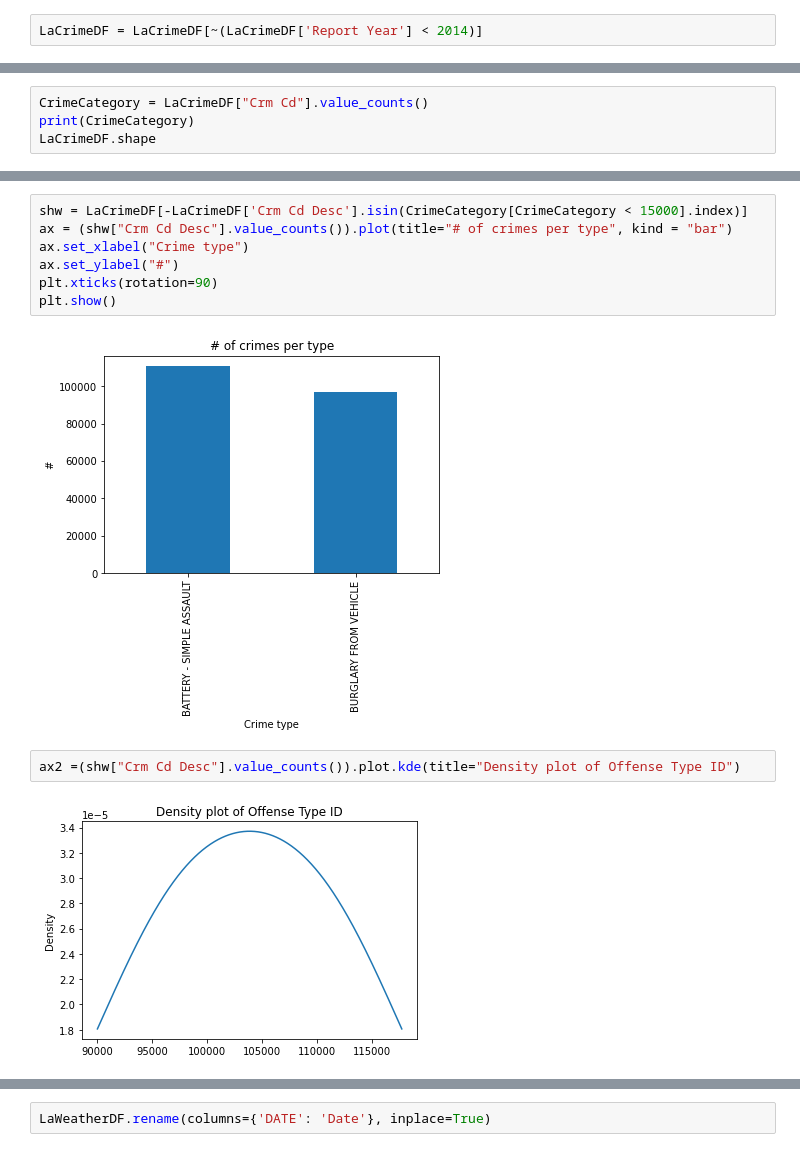
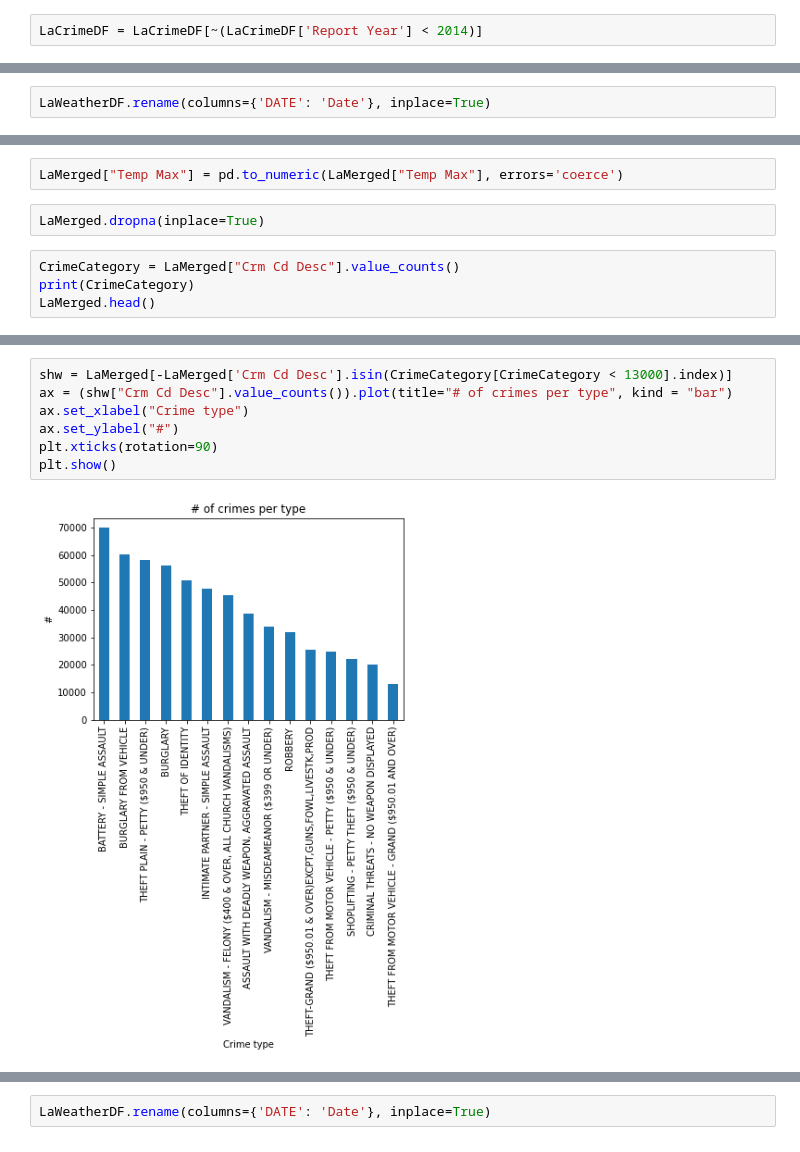
Before and after one commit to laurenawilk/CSCI4502, a Jupyter notebook: LA/LaReport.ipynb, the cells around one changed output, grey strips where cells are left out. Drawn from its saved outputs; the diff is of its cells as text.

```diff
--- a/LA/LaReport.ipynb
+++ b/LA/LaReport.ipynb
@@ -165,0 +144,2 @@ LaCrimeDF = LaCrimeDF[~LaCrimeDF['Crm Cd'].isin(offenseType[offenseType < 96000]
+# %%
+LaWeatherDF.rename(columns={'DATE': 'Date'}, inplace=True)
@@ -175,5 +166,9 @@ LaCrimeDF.head()
+# %%
+LaMerged["Temp Max"] = pd.to_numeric(LaMerged["Temp Max"], errors='coerce')
+# %%
+LaMerged.dropna(inplace=True)
 # %%
-CrimeCategory = LaCrimeDF["Crm Cd"].value_counts()
+CrimeCategory = LaMerged["Crm Cd Desc"].value_counts()
 print(CrimeCategory)
-LaCrimeDF.shape
+LaMerged.head()
 # %% [output]
@@ -184,13 +193,9 @@ Name: Crm Cd, dtype: int64
 # %%
-shw = LaCrimeDF[-LaCrimeDF['Crm Cd Desc'].isin(CrimeCategory[CrimeCategory < 15000].index)]
+shw = LaMerged[-LaMerged['Crm Cd Desc'].isin(CrimeCategory[CrimeCategory < 13000].index)]
 ax = (shw["Crm Cd Desc"].value_counts()).plot(title="# of crimes per type", kind = "bar")
 ax.set_xlabel("Crime type")
 ax.set_ylabel("#")
 plt.xticks(rotation=90)
 plt.show()
 # %% [output]
-[figure, old version]
+[figure, new version]
-# %%
-ax2 =(shw["Crm Cd Desc"].value_counts()).plot.kde(title="Density plot of Offense Type ID")
-# %% [output]
-[figure, removed]
```
Also changed, not shown: parts of 54 cells of this notebook.
